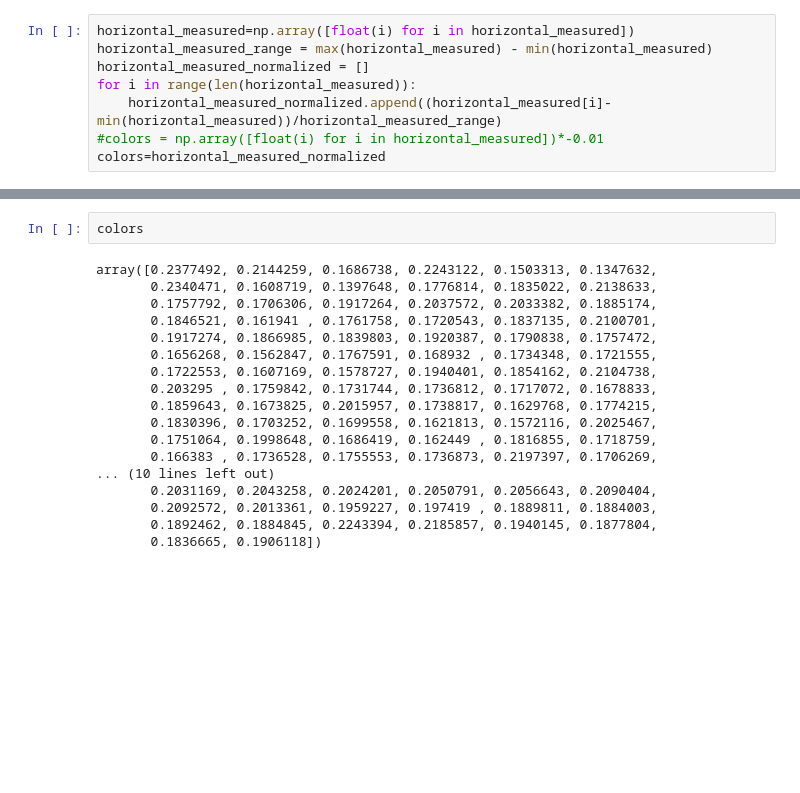
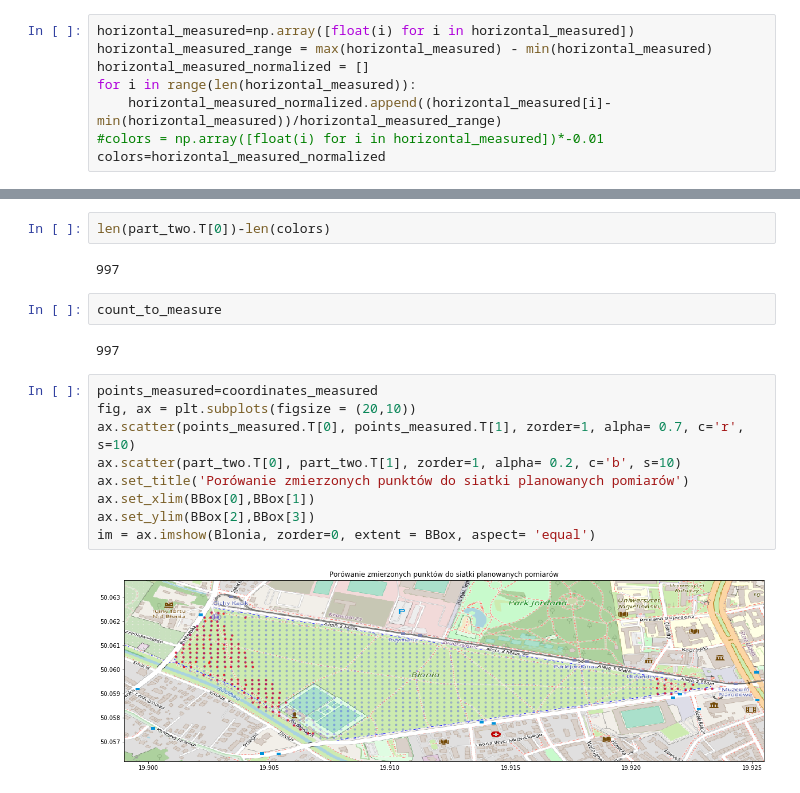
Before and after one commit to JTMalczewski/Magnetic_Data, a Jupyter notebook: data_visualisation/create_and_draw_points.ipynb, the cells around one changed output, grey strips where cells are left out. Saved outputs shown, nothing was run; the diff lists cells and outputs as text; blank space fills up the shorter version.

```diff
--- a/data_visualisation/create_and_draw_points.ipynb
+++ b/data_visualisation/create_and_draw_points.ipynb
@@ -254,20 +258,19 @@ fig.colorbar(im,ax=ax)
-# %%
-colors
-# %% [output]
-array([0.2377492, 0.2144259, 0.1686738, 0.2243122, 0.1503313, 0.1347632,
-       0.2340471, 0.1608719, 0.1397648, 0.1776814, 0.1835022, 0.2138633,
-       0.1757792, 0.1706306, 0.1917264, 0.2037572, 0.2033382, 0.1885174,
-       0.1846521, 0.161941 , 0.1761758, 0.1720543, 0.1837135, 0.2100701,
-       0.1917274, 0.1866985, 0.1839803, 0.1920387, 0.1790838, 0.1757472,
-       0.1656268, 0.1562847, 0.1767591, 0.168932 , 0.1734348, 0.1721555,
-       0.1722553, 0.1607169, 0.1578727, 0.1940401, 0.1854162, 0.2104738,
-       0.203295 , 0.1759842, 0.1731744, 0.1736812, 0.1717072, 0.1678833,
-       0.1859643, 0.1673825, 0.2015957, 0.1738817, 0.1629768, 0.1774215,
-       0.1830396, 0.1703252, 0.1699558, 0.1621813, 0.1572116, 0.2025467,
-       0.1751064, 0.1998648, 0.1686419, 0.162449 , 0.1816855, 0.1718759,
-       0.166383 , 0.1736528, 0.1755553, 0.1736873, 0.2197397, 0.1706269,
-... (10 lines left out)
-       0.2031169, 0.2043258, 0.2024201, 0.2050791, 0.2056643, 0.2090404,
-       0.2092572, 0.2013361, 0.1959227, 0.197419 , 0.1889811, 0.1884003,
-       0.1892462, 0.1884845, 0.2243394, 0.2185857, 0.1940145, 0.1877804,
-       0.1836665, 0.1906118])
+# %%
+len(part_two.T[0])-len(colors)
+# %% [output]
+997
+# %%
+count_to_measure
+# %% [output]
+997
+# %%
+points_measured=coordinates_measured
+fig, ax = plt.subplots(figsize = (20,10))
+ax.scatter(points_measured.T[0], points_measured.T[1], zorder=1, alpha= 0.7, c='r', s=10)
+ax.scatter(part_two.T[0], part_two.T[1], zorder=1, alpha= 0.2, c='b', s=10)
+ax.set_title('Porówanie zmierzonych punktów do siatki planowanych pomiarów')
+ax.set_xlim(BBox[0],BBox[1])
+ax.set_ylim(BBox[2],BBox[3])
+im = ax.imshow(Blonia, zorder=0, extent = BBox, aspect= 'equal')
+# %% [output]
+[figure, added]
```
Also changed, not shown: parts of 5 cells of this notebook.
